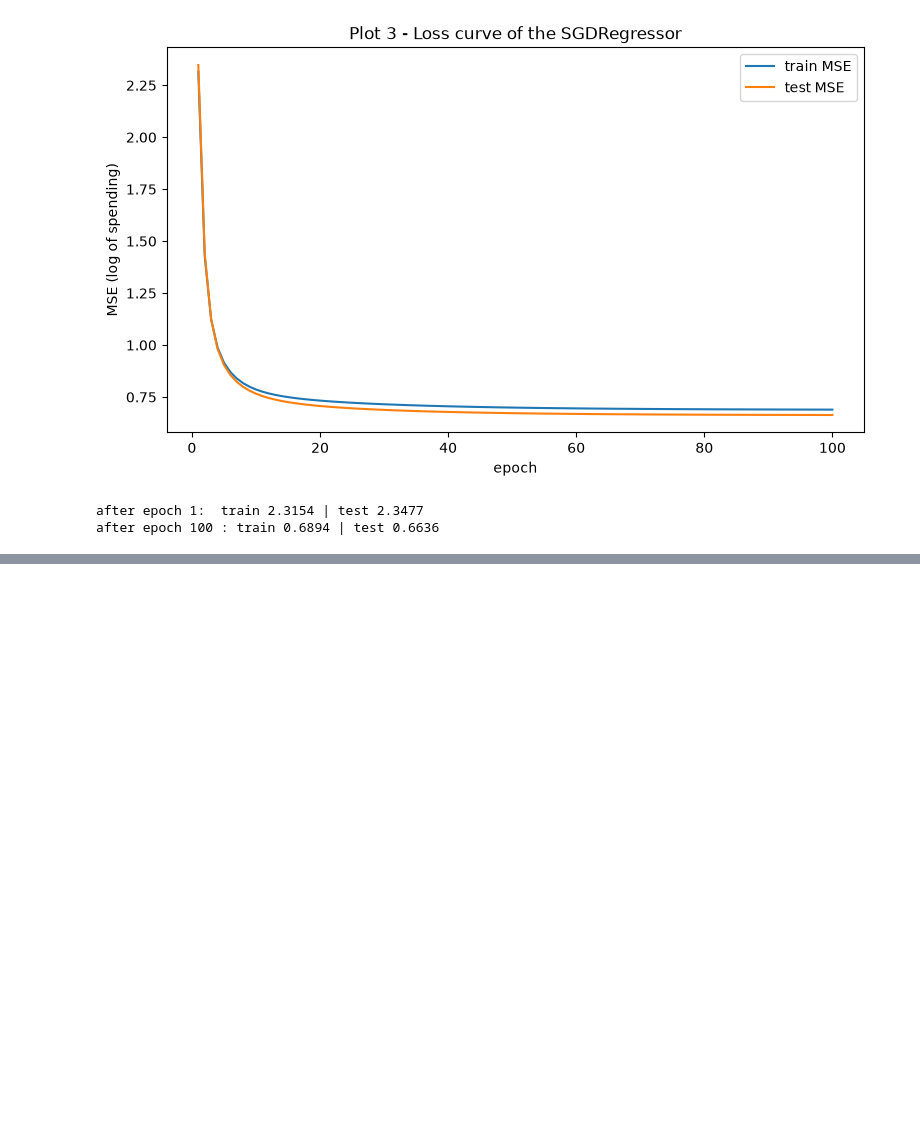
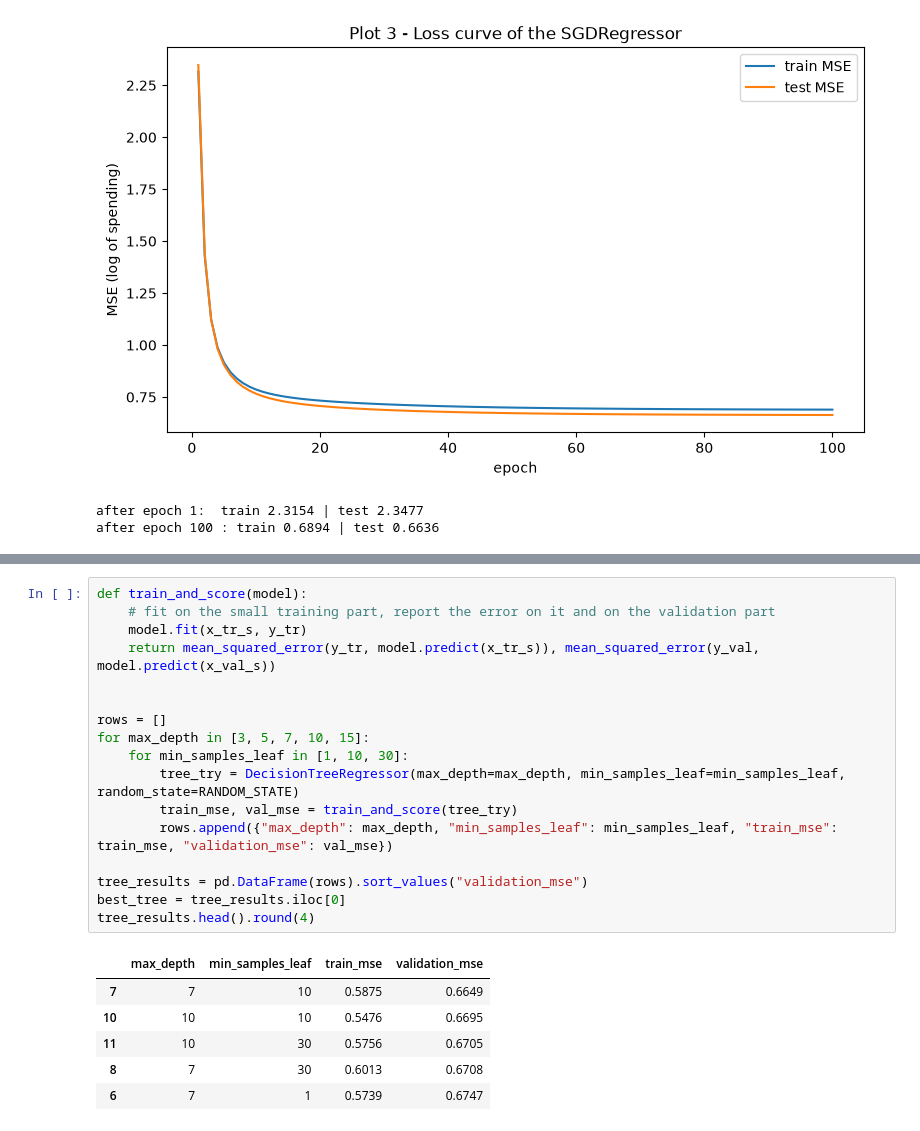
Before and after one commit to BonaneNIYIGENA/linear_regression_model, a Jupyter notebook: summative/linear_regression/multivariate.ipynb, the cells around one changed output, grey strips where cells are left out. Drawn from its saved outputs; the diff is of its cells as text; blank space fills up the shorter version.

```diff
--- a/summative/linear_regression/multivariate.ipynb
+++ b/summative/linear_regression/multivariate.ipynb
@@ -298,0 +317,24 @@ after epoch 100 : train 0.6894 | test 0.6636
+# %%
+def train_and_score(model):
+    # fit on the small training part, report the error on it and on the validation part
+    model.fit(x_tr_s, y_tr)
+    return mean_squared_error(y_tr, model.predict(x_tr_s)), mean_squared_error(y_val, model.predict(x_val_s))
+
+
+rows = []
+for max_depth in [3, 5, 7, 10, 15]:
+    for min_samples_leaf in [1, 10, 30]:
+        tree_try = DecisionTreeRegressor(max_depth=max_depth, min_samples_leaf=min_samples_leaf, random_state=RANDOM_STATE)
+        train_mse, val_mse = train_and_score(tree_try)
+        rows.append({"max_depth": max_depth, "min_samples_leaf": min_samples_leaf, "train_mse": train_mse, "validation_mse": val_mse})
+
+tree_results = pd.DataFrame(rows).sort_values("validation_mse")
+best_tree = tree_results.iloc[0]
+tree_results.head().round(4)
+# %% [output]
+|  | max_depth | min_samples_leaf | train_mse | validation_mse |
+| 7 | 7 | 10 | 0.5875 | 0.6649 |
+| 10 | 10 | 10 | 0.5476 | 0.6695 |
+| 11 | 10 | 30 | 0.5756 | 0.6705 |
+| 8 | 7 | 30 | 0.6013 | 0.6708 |
+| 6 | 7 | 1 | 0.5739 | 0.6747 |
```
Also changed, not shown: parts of 4 cells of this notebook.
